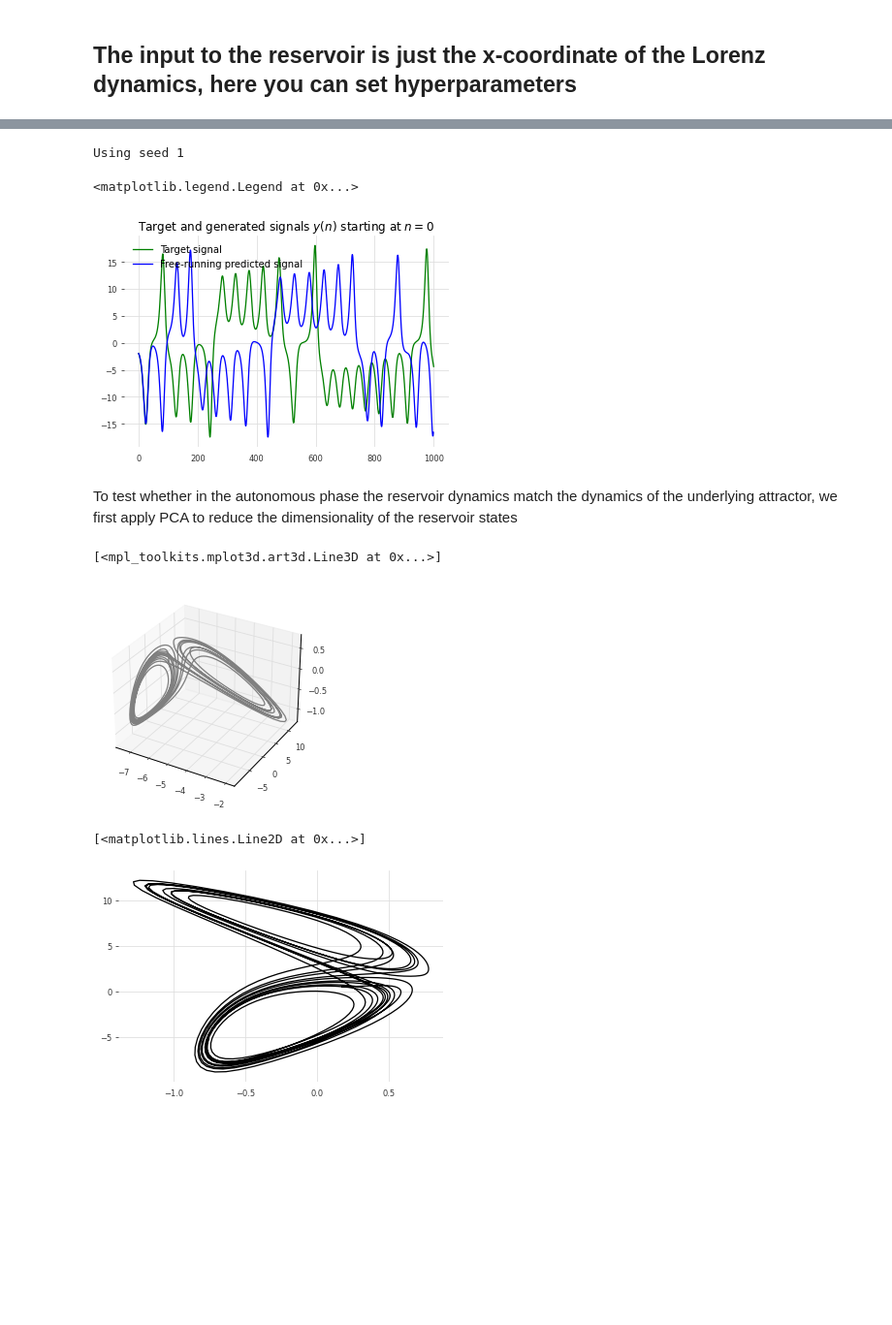
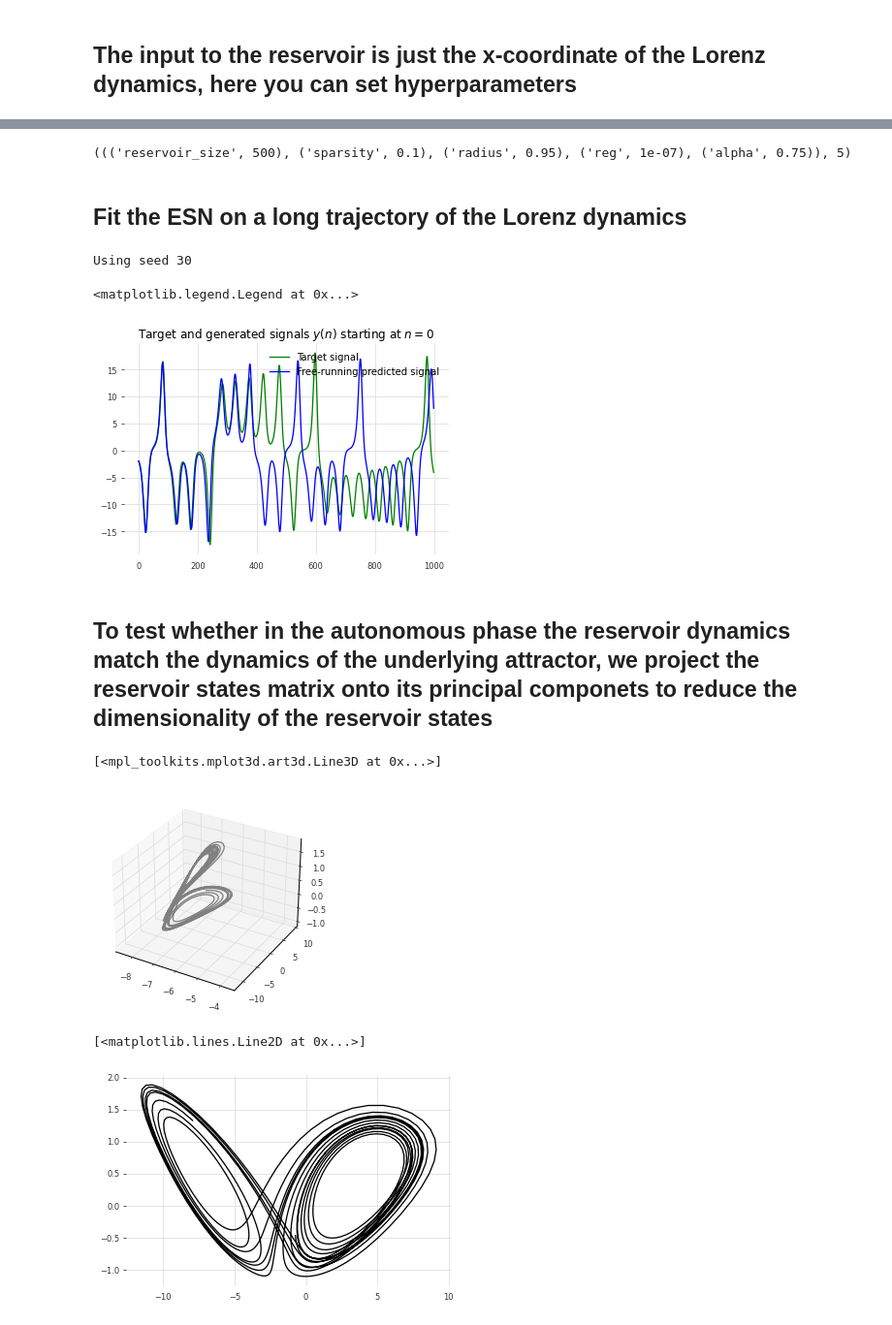
Before and after one commit to filipbstipic/reservoir-computing-dysts, a Jupyter notebook: Demo.ipynb, the cells around one changed output, grey strips where cells are left out. Shown at 97% size. Saved outputs shown, nothing was run; the diff lists cells and outputs as text; code cells hidden in the pictures; blank space fills up the shorter version.

```diff
--- a/Demo.ipynb
+++ b/Demo.ipynb
@@ -32,13 +53,6 @@ plt.tight_layout()
 ## The input to the reservoir is just the x-coordinate of the Lorenz dynamics, here you can set hyperparameters
 # %%
 data = sol[:, 0] # just take the x coordinate of the Lorenz dynamics
-
-'''
-data_scaled = data.reshape(-1, 1)
-scaler = StandardScaler()
-scaler.fit(data_scaled)
-data_scaled = scaler.transform(data_scaled)
-'''
 
 trainLen = 3000
 testLen = 1000
@@ -47,9 +61,9 @@ initLen = 200
 inSize = outSize = 1
 reservoir_size = 500
 sparsity = 0.1
-radius = 1.0
-alpha = 0.5                # leaking rate
-reg = 1e-7                 # regularization coefficient
-Win_scaling = 1            # Harts thesis used the W_in scaling factor of 0.02
-
-#np.random.seed(42)
+radius = 1.0                   # TTODO In the Hankel view, does larger radius correspond to more memory of the system or less??
+alpha = 0.75                   # leaking rate
+reg = 1e-7                     # regularization coefficient
+Win_scaling = 1                # Harts thesis used the W_in scaling factor of 0.02
+initialize_reservoir_0 = True  # set to True if you want the first reservoir state to be zero
+seed=30
@@ -58,22 +102,28 @@ Win_scaling = 1            # Harts thesis used the W_in scaling factor of 0.02
+# %%
+freq = Counter(l)
+print(freq.most_common(5)[0])
+# %% [output]
+((('reservoir_size', 500), ('sparsity', 0.1), ('radius', 0.95), ('reg', 1e-07), ('alpha', 0.75)), 5)
+# %% [markdown]
+##  Fit the ESN on a long trajectory of the Lorenz dynamics
 # %%
-esn = ESN(reservoir_size=reservoir_size, sparsity=sparsity, radius=radius, reg=reg, alpha=alpha, initLen=initLen, seed=1)
+esn = ESN(reservoir_size=reservoir_size, sparsity=sparsity, radius=radius, reg=reg, alpha=alpha, initLen=initLen, initialize_reservoir_0=initialize_reservoir_0, seed=seed)
 # %% [output]
-Using seed 1
+Using seed 30
 # %%
 esn.fit(data[0:trainLen])
 # %%
 predictions = esn.predict(testLen)
 # %%
-plt.figure(1).clear()
-plt.plot( data[trainLen:trainLen+testLen+1], 'g' )
-plt.plot( np.squeeze(predictions), 'b' )
+plt.plot(data[trainLen:trainLen+testLen], 'g' )
+plt.plot(np.squeeze(predictions), 'b' )
 plt.title('Target and generated signals $y(n)$ starting at $n=0$')
 plt.legend(['Target signal', 'Free-running predicted signal'])
 # %% [output]
 <matplotlib.legend.Legend at 0x...>
-[figure, old version]
+[figure, new version]
 # %% [markdown]
-To test whether in the autonomous phase the reservoir dynamics match the dynamics of the underlying attractor, we first apply PCA to reduce the dimensionality of the reservoir states
+## To test whether in the autonomous phase the reservoir dynamics match the dynamics of the underlying attractor, we project the reservoir states matrix onto its principal componets to reduce the dimensionality of the reservoir states
 # %%
 U, s, Vh = linalg.svd(esn.X_test.T)
 # %%
@@ -85,9 +135,9 @@ ax = plt.axes(projection='3d')
 ax.plot3D(X_transformed[0, :], X_transformed[1, :], X_transformed[2, :], 'gray')
 # %% [output]
 [<mpl_toolkits.mplot3d.art3d.Line3D at 0x...>]
-[figure, old version]
+[figure, new version]
 # %%
-plt.plot(X_transformed[2, :], X_transformed[1, :])
+plt.plot(X_transformed[1, :], X_transformed[2, :])
 # %% [output]
 [<matplotlib.lines.Line2D at 0x...>]
-[figure, old version]
+[figure, new version]
```
Also changed, not shown: parts of 9 cells of this notebook, 32 other files.
